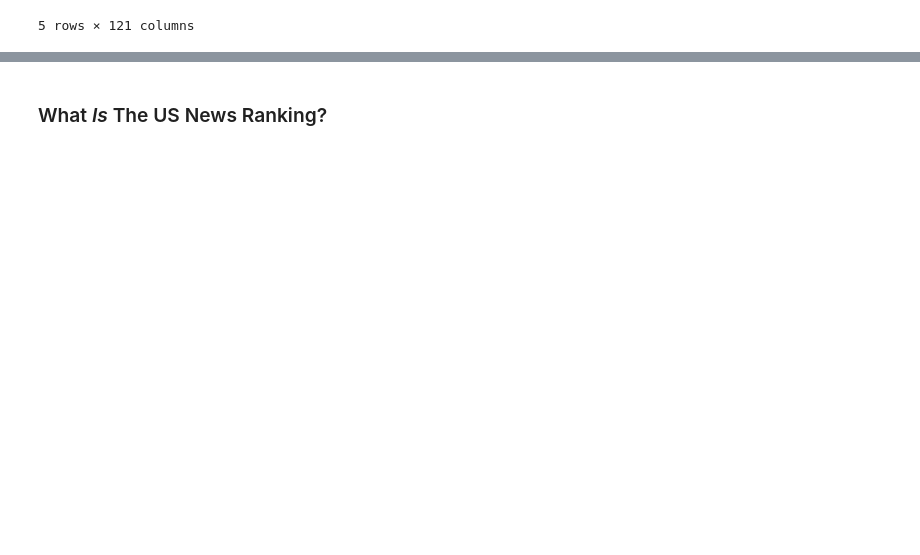
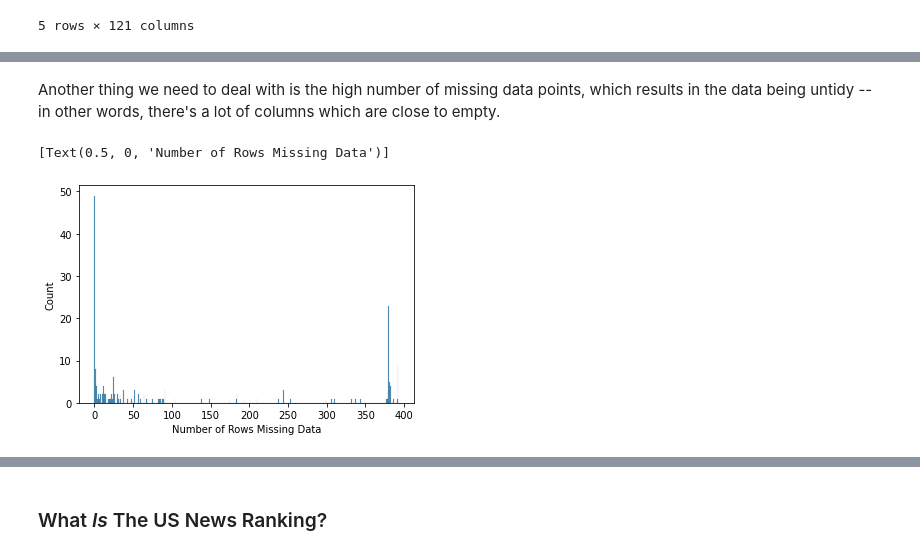
Before and after one commit to Aurathic/USNews-Colleges-Web-Scraper, a Jupyter notebook: python_web_scraper/web_scraping_2.ipynb, the cells around one changed output, grey strips where cells are left out. Drawn from its saved outputs; the diff is of its cells as text; code cells hidden in the pictures; blank space fills up the shorter version.

```diff
--- a/python_web_scraper/web_scraping_2.ipynb
+++ b/python_web_scraper/web_scraping_2.ipynb
@@ -178,0 +194,3 @@ univ_df.head()
+# %%
+univ_df = pd.json_normalize(univ_df.to_dict('records'), sep="_") # un-nest the nested variables
+univ_df[["gStudentGenderDistribution_vPctUnderMen", "gStudentGenderDistribution_vPctUnderWomen"]]
@@ -178,0 +211,9 @@ univ_df.head()
+# %% [markdown]
+Another thing we need to deal with is the high number of missing data points, which results in the data being untidy -- in other words, there's a lot of columns which are close to empty.
+# %%
+df_nas = univ_df.isna().sum()
+ax = sns.histplot(df_nas, discrete=True)
+ax.set(xlabel="Number of Rows Missing Data")
+# %% [output]
+[Text(0.5, 0, 'Number of Rows Missing Data')]
+[figure, added]
```
Also changed, not shown: parts of 16 cells of this notebook.
